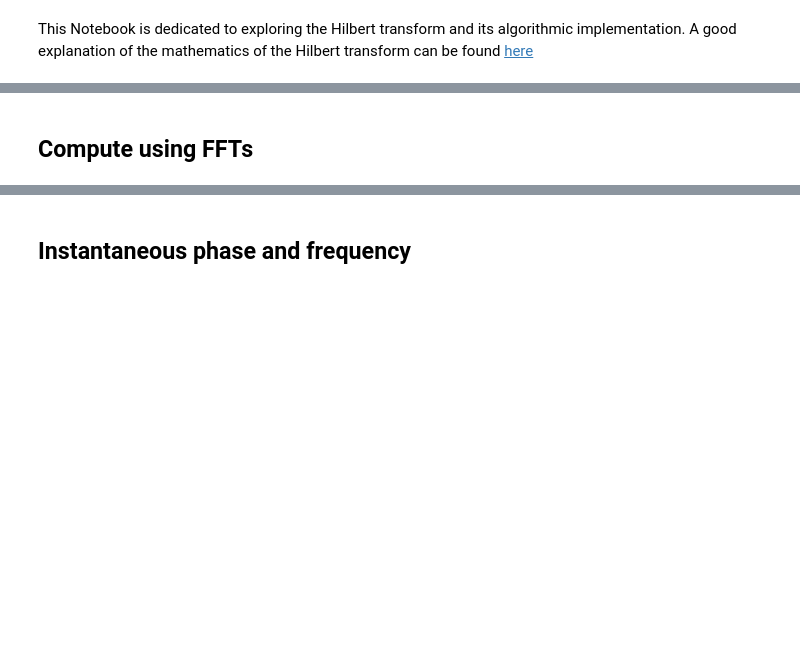
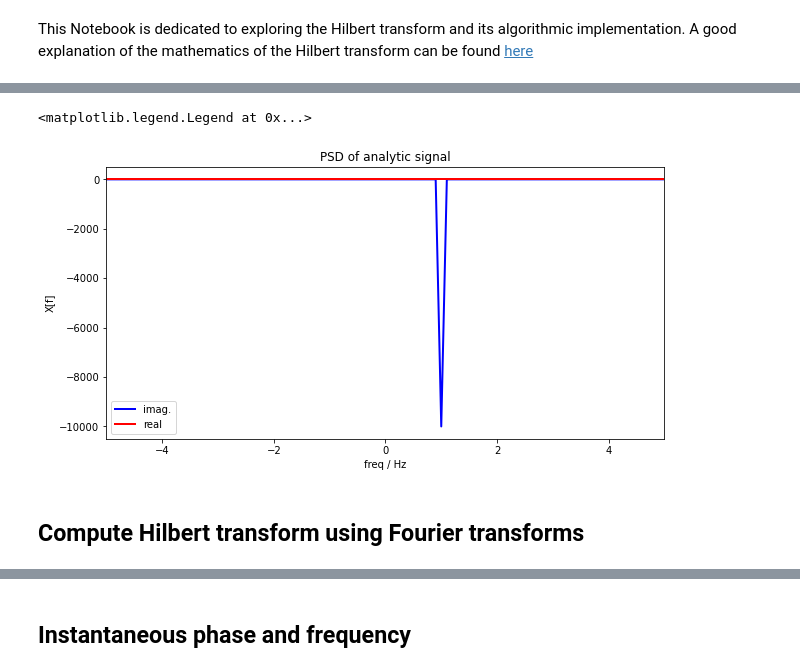
Before and after one commit to pmccthy/data-science-playground, a Jupyter notebook: transforms/hilbert.ipynb, the cells around one changed output, grey strips where cells are left out. Drawn from its saved outputs; the diff is of its cells as text; code cells hidden in the pictures; blank space fills up the shorter version.

```diff
--- a/transforms/hilbert.ipynb
+++ b/transforms/hilbert.ipynb
@@ -14,0 +53,6 @@ This Notebook is dedicated to exploring the Hilbert transform and its algorithmi
+# %%
+# take FFT to view PSD of analytical signal
+X_analytic = fft(x_analytic)
+f_ax = fftfreq(len(x_analytic), 1/fs)
+X_analytic = fftshift(X_analytic)
+f_ax = fftshift(f_ax)
@@ -15,2 +71,15 @@ This Notebook is dedicated to exploring the Hilbert transform and its algorithmi
+# %%
+# look at the frequency spectrum of the original and transformed signals
+plt.figure(figsize=(10,5))
+plt.plot(f_ax, np.imag(X_analytic), c='b', lw=2, label="imag.")
+plt.plot(f_ax, np.real(X_analytic), c='r', lw=2, label="real")
+plt.xlim(-5,5)
+plt.xlabel("freq / Hz")
+plt.ylabel("X[f]")
+plt.title("PSD of analytic signal")
+plt.legend()
+# %% [output]
+<matplotlib.legend.Legend at 0x...>
+[figure, added]
 # %% [markdown]
-## **Compute using FFTs**
+## **Compute Hilbert transform using Fourier transforms**
```
Also changed, not shown: parts of 15 cells of this notebook.
